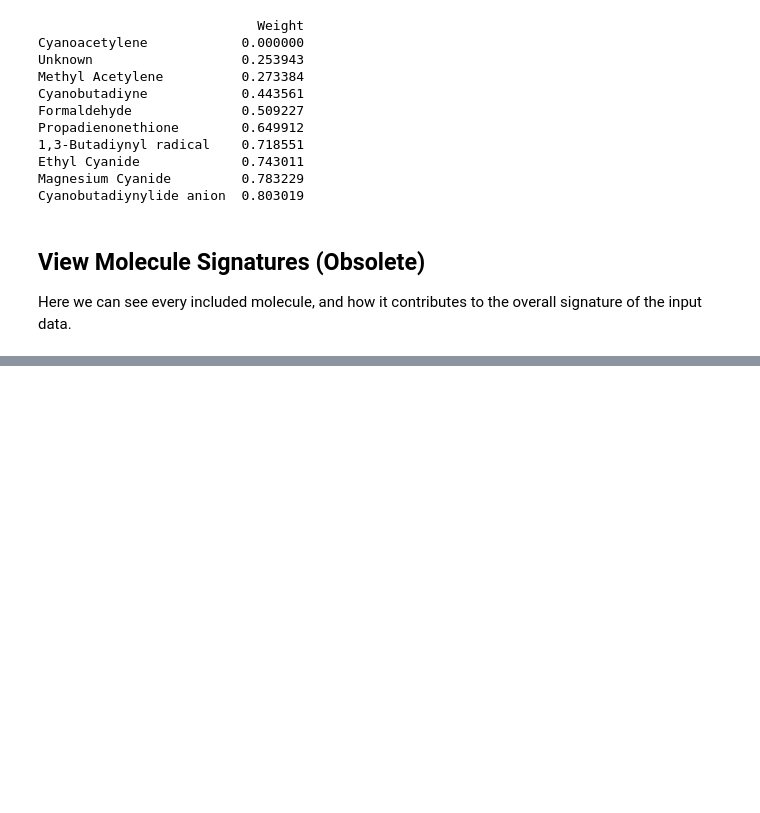
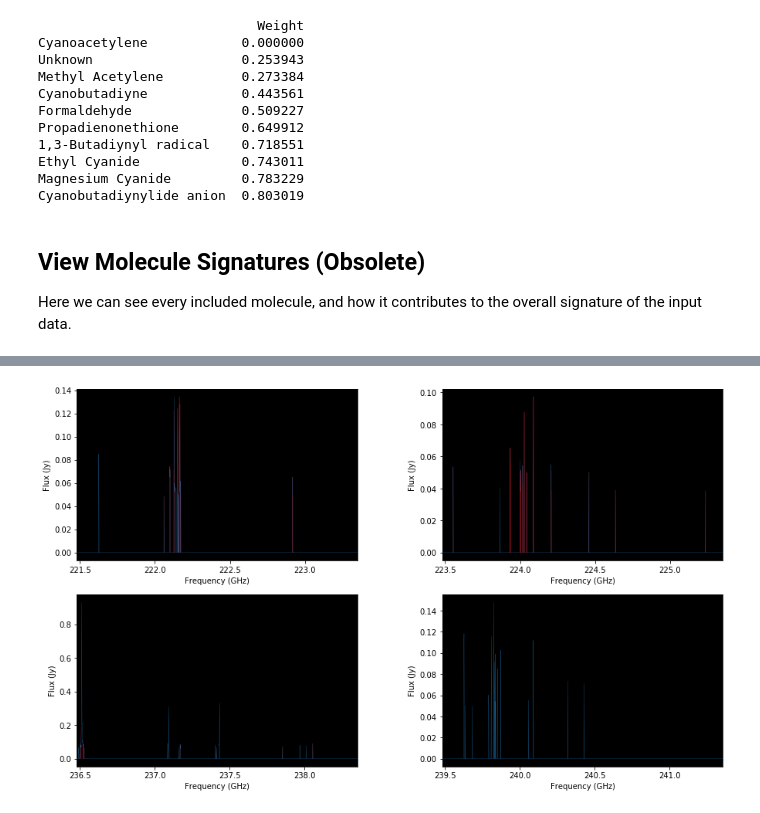
Before and after one commit to lavos84/NASA-Spectroscopy, a Jupyter notebook: Capstone.ipynb, the cells around one changed output, grey strips where cells are left out. Saved outputs shown, nothing was run; the diff lists cells and outputs as text; code cells hidden in the pictures; blank space fills up the shorter version.

```diff
--- a/Capstone.ipynb
+++ b/Capstone.ipynb
@@ -977,0 +981,5 @@ HBox(children=(VBox(children=(Checkbox(value=False, description='&alpha;-Alanine
+# %%
+fig, axs = create_plot(moch_data)
+overlay_plot(flux_results.keys(), axs)
+# %% [output]
+[figure, added]
```
Also changed, not shown: parts of 16 cells of this notebook.
